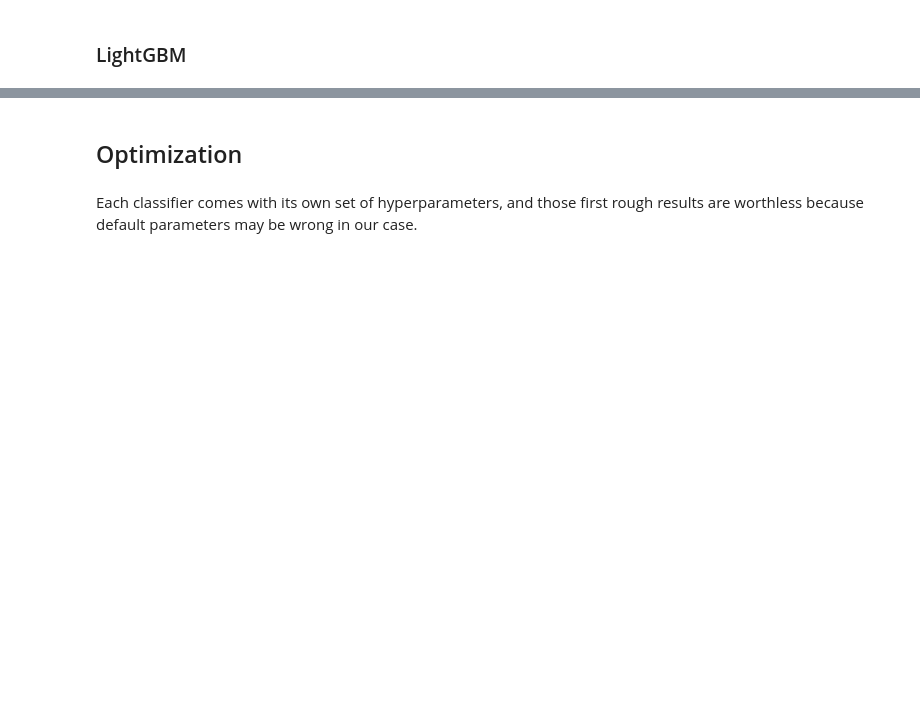
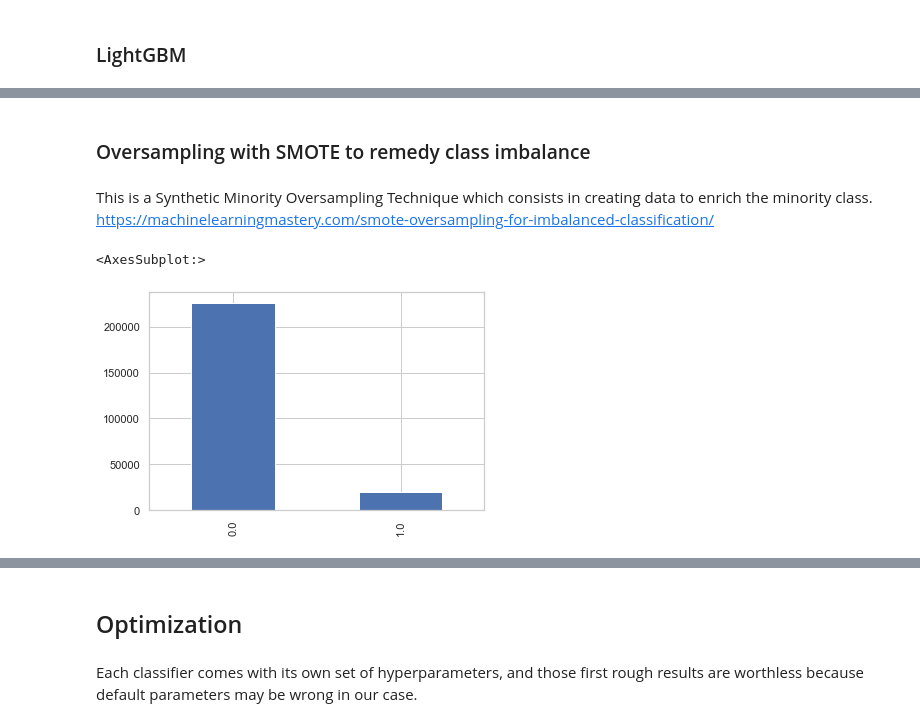
Before and after one commit to EtienneLardeur/P7_Scoring, a Jupyter notebook: P7_Model.ipynb, the cells around one changed output, grey strips where cells are left out. Cells and saved outputs as stored; diff of their text form; code cells hidden in the pictures; blank space fills up the shorter version.

```diff
--- a/P7_Model.ipynb
+++ b/P7_Model.ipynb
@@ -159,12 +156,14 @@ SK_ID_CURR is now he index and we build a separated target y_ df from the traini
 Note that we have to build it in a DataFrame format (in order to extract a sample after the train-test split.
 # %%
-def my_split(data=train,
-             split_size=0.2,
-             impute_strategy='constant',
-             scale_strategy=False):
+def preprocess_split(
+    data=train,
+    split_size=0.2,
+    impute_strategy='constant',
+    scale_strategy=False
+):
     '''function that split data into train and test according to split_size (test)
     and impute missing values according to the impute strategy
-    and MinMaxScale features'''
+    and option to MinMaxScale features'''
     # drop the target from the training data
     if 'TARGET' in data:
         X_ = data.drop(columns=['TARGET'])
@@ -177,8 +176,7 @@ def my_split(data=train,
     # imputation of missing values
     imputer = SimpleImputer(
         missing_values=np.nan,
-        strategy=impute_strategy,
-        fill_value=0)
+        strategy=impute_strategy)
     imputer.fit(X_)
     X_ = pd.DataFrame(
         imputer.fit_transform(X_),
@@ -198,7 +196,7 @@ def my_split(data=train,
         y_,
         stratify=y_,
         test_size=split_size,
-        random_state=42)
+        random_state=7)
     print('Training data shape: ', X_train.shape)
     print('Testing data shape: ', X_test.shape)
     print('Labels train data shape: ', y_train.shape)
@@ -732,0 +645,11 @@ feature_importances_sorted = plot_feature_importances(feature_importances)
+# %% [markdown]
+### Oversampling with SMOTE to remedy  class imbalance
+# %% [markdown]
+This is a Synthetic Minority Oversampling Technique which consists in creating data to enrich the minority class. <br/>
+https://machinelearningmastery.com/smote-oversampling-for-imbalanced-classification/
+# %%
+# observe class imbalance
+pd.Series(y_train).value_counts().plot.bar()
+# %% [output]
+<AxesSubplot:>
+[figure, added]
```
Also changed, not shown: parts of 199 cells of this notebook, 1 other file.
